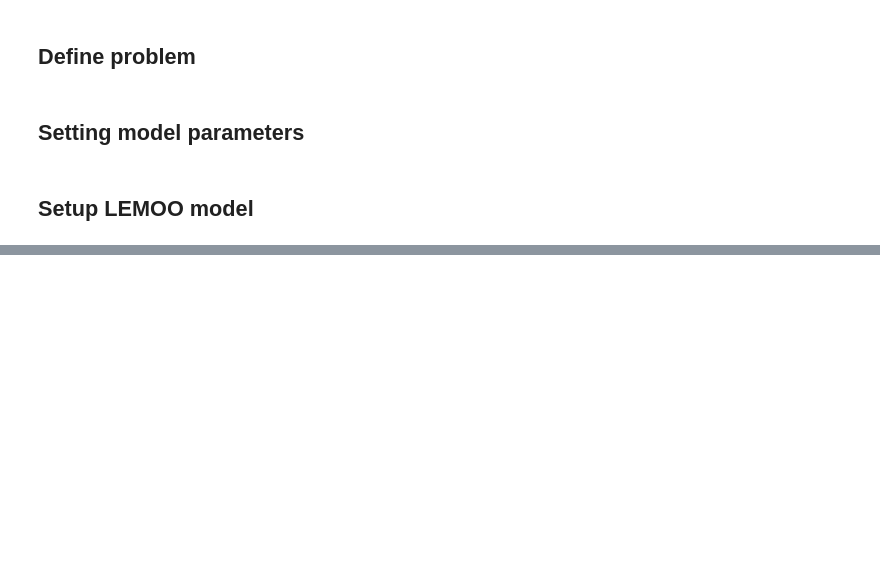
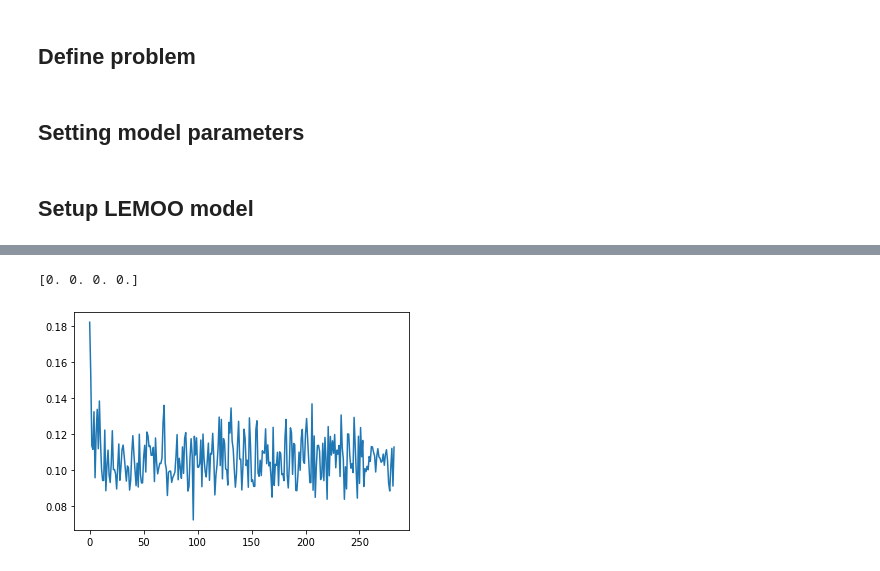
Before and after one commit to gialmisi/XLEMOO, a Jupyter notebook: notebooks/Testing.ipynb, the cells around one changed output, grey strips where cells are left out. Drawn from its saved outputs; the diff is of its cells as text; code cells hidden in the pictures; blank space fills up the shorter version.

```diff
--- a/notebooks/Testing.ipynb
+++ b/notebooks/Testing.ipynb
@@ -73,13 +106,16 @@ starting learning mode
 # %%
-def plot_mean_fitness(population, fitness_fun):
-    fitness = np.squeeze([fitness_fun(p) for p in population])
-    means = np.mean(fitness, axis=1)
-    plt.plot(np.arange(means.shape[0]), means)
-
-def plot_best_fitness(population, fitness_fun):
-    fitness = np.squeeze([fitness_fun(p) for p in population])
-    mins = np.min(fitness, axis=1)
-    plt.plot(np.arange(mins.shape[0]), mins)
+objectives = np.array([p.objectives for p in history])
+# %%
+def plot_hypervolume(population, ref_point):
+    objectives = np.array([p.problem.evaluate(p.individuals).objectives for p in population])
+    hvs = np.array([hypervolume_indicator(objs, nadir) for objs in objectives])
+    plt.plot(np.arange(hvs.shape[0]), hvs)
+
+plot_hypervolume(history, ref_point)
+print(ref_point)
+# %% [output]
+[0. 0. 0. 0.]
+[figure, added]
 # %%
 plot_best_fitness(history, fitness_fun)
 # %% [output]
```
Also changed, not shown: parts of 10 cells of this notebook, 6 other files.
